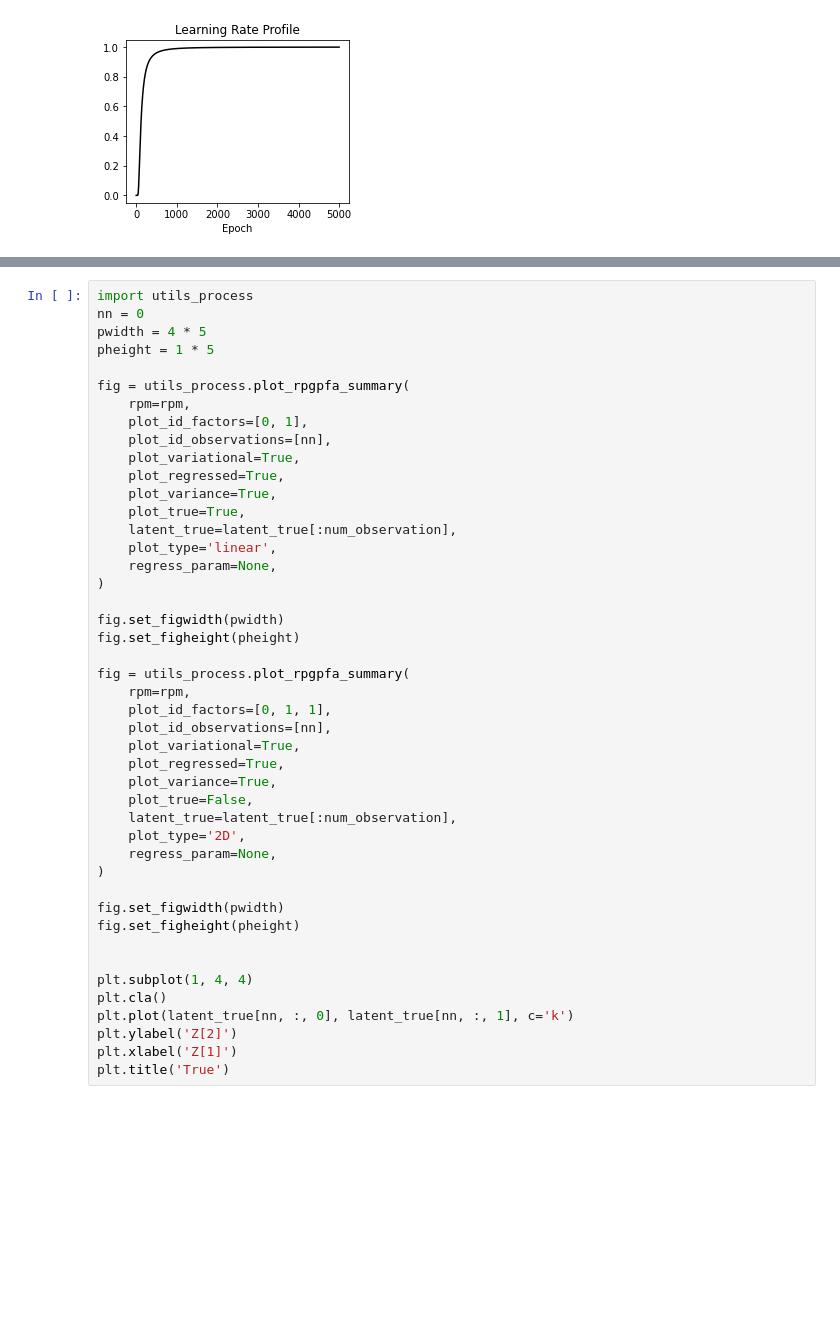
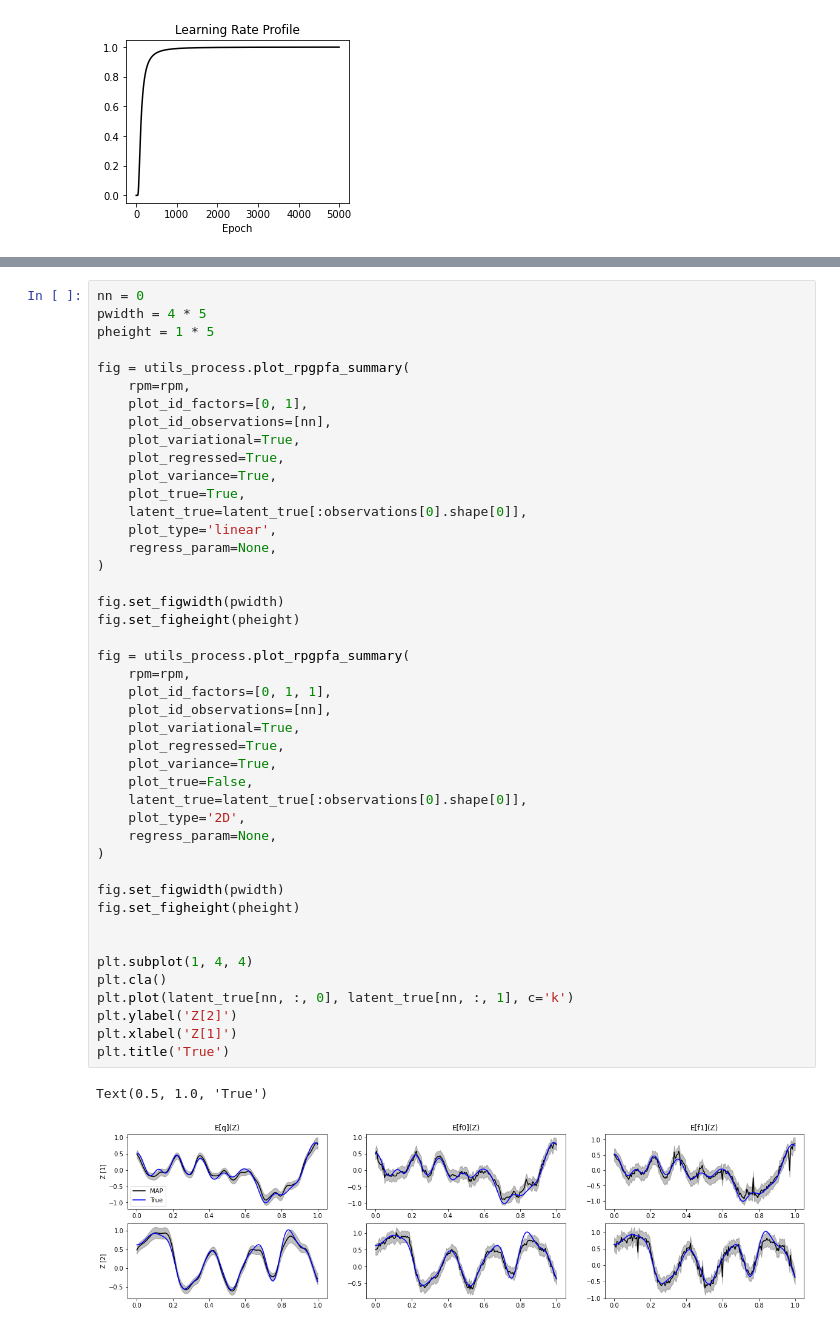
Before and after one commit to hugosou/cRPM, a Jupyter notebook: demo_rpgpfa_multimodal.ipynb, the cells around one changed output, grey strips where cells are left out. Saved outputs shown, nothing was run; the diff lists cells and outputs as text; blank space fills up the shorter version.

```diff
--- a/demo_rpgpfa_multimodal.ipynb
+++ b/demo_rpgpfa_multimodal.ipynb
@@ -230,5 +239,4 @@ utils_process.plot_loss(rpm)
 # %%
-import utils_process
 nn = 0
 pwidth = 4 * 5
 pheight = 1 * 5
@@ -241,34 +249,37 @@ fig = utils_process.plot_rpgpfa_summary(
     plot_regressed=True,
     plot_variance=True,
     plot_true=True,
-    latent_true=latent_true[:num_observation],
+    latent_true=latent_true[:observations[0].shape[0]],
     plot_type='linear',
     regress_param=None,
 )
 
 fig.set_figwidth(pwidth)
 fig.set_figheight(pheight)
 
 fig = utils_process.plot_rpgpfa_summary(
     rpm=rpm,
     plot_id_factors=[0, 1, 1],
     plot_id_observations=[nn],
     plot_variational=True,
     plot_regressed=True,
     plot_variance=True,
     plot_true=False,
-    latent_true=latent_true[:num_observation],
+    latent_true=latent_true[:observations[0].shape[0]],
     plot_type='2D',
     regress_param=None,
 )
 
 fig.set_figwidth(pwidth)
 fig.set_figheight(pheight)
 
 
 plt.subplot(1, 4, 4)
 plt.cla()
 plt.plot(latent_true[nn, :, 0], latent_true[nn, :, 1], c='k')
 plt.ylabel('Z[2]')
 plt.xlabel('Z[1]')
 plt.title('True')
+# %% [output]
+Text(0.5, 1.0, 'True')
+[figure, added]
```
Also changed, not shown: parts of 3 cells of this notebook.
